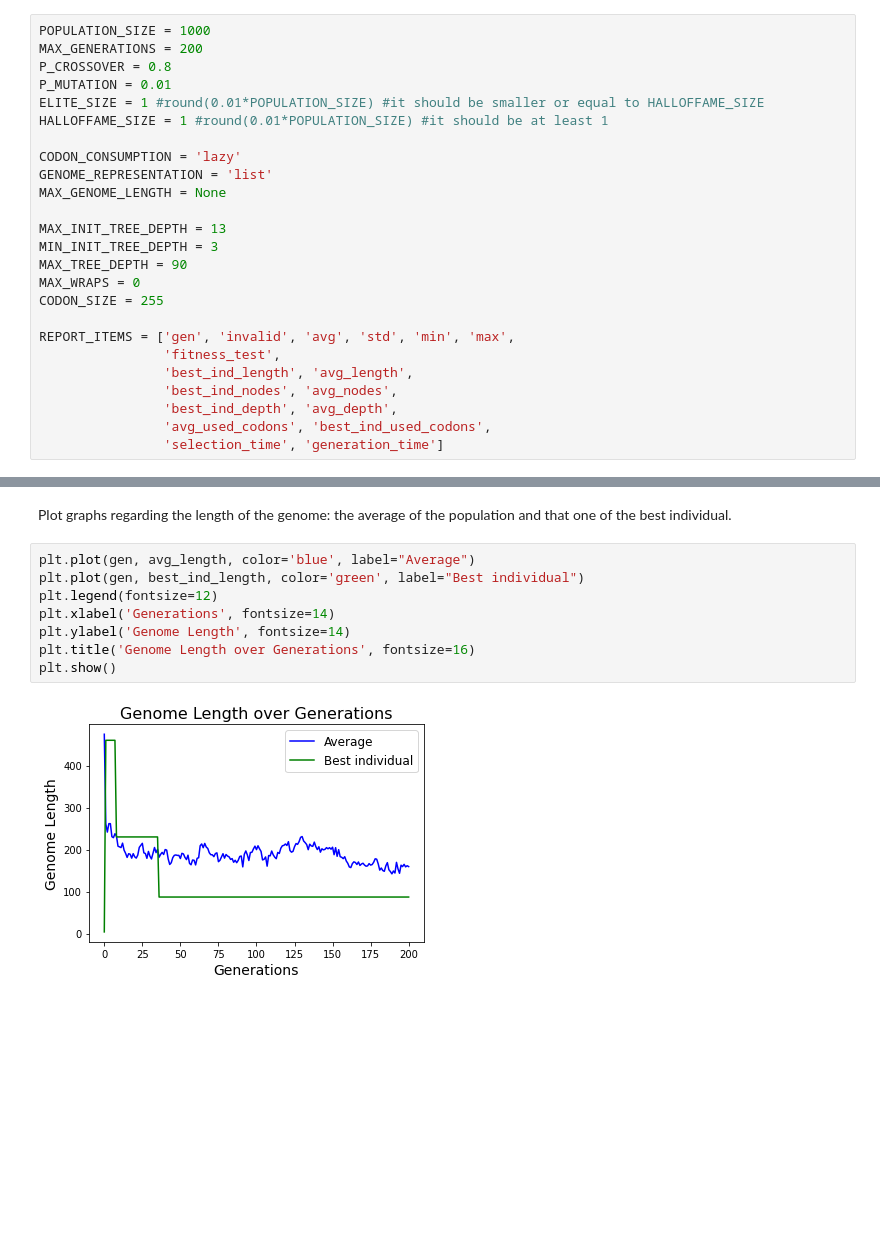
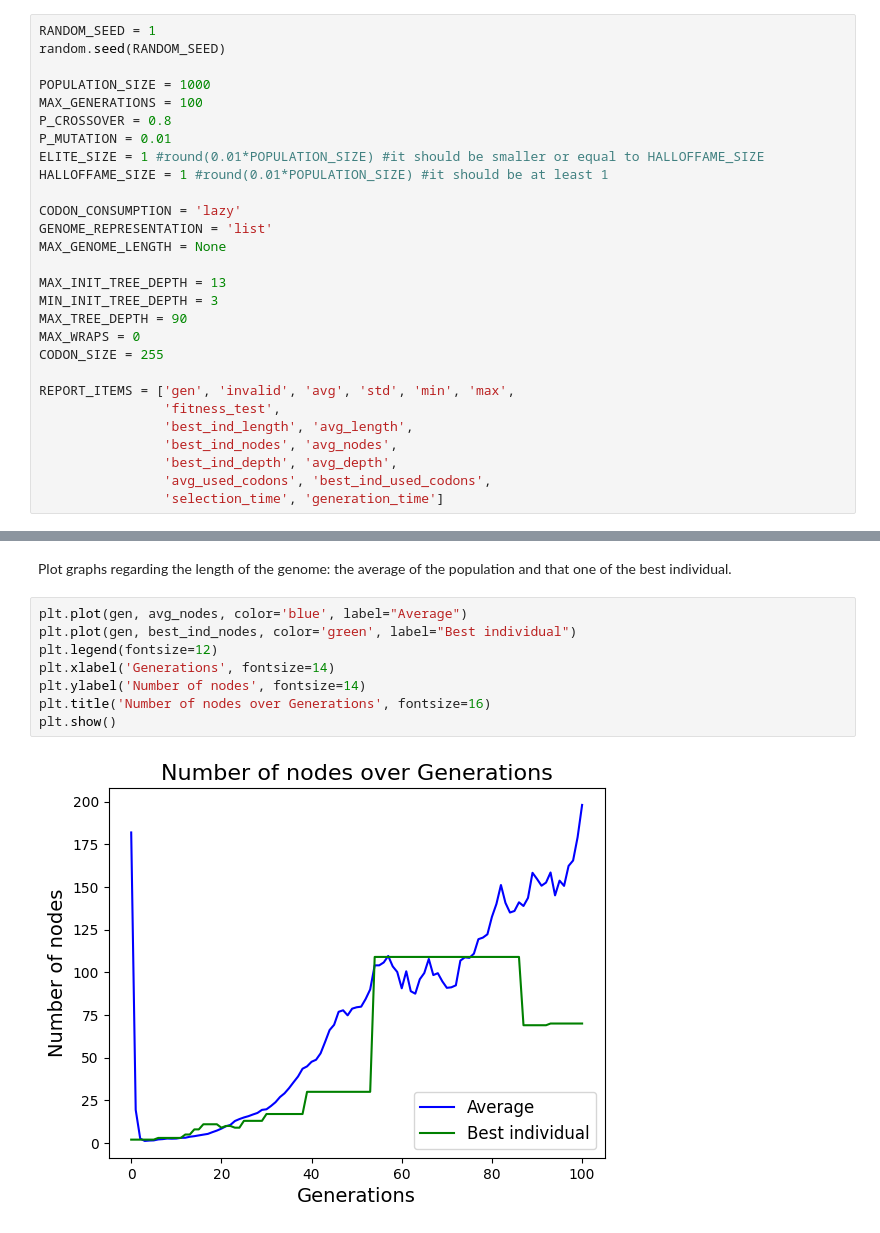
Before and after one commit to conorlime/CS6271, a Jupyter notebook: GE_Classification_Problems_Multitype.ipynb, the cells around one changed output, grey strips where cells are left out. Saved outputs shown, nothing was run; the diff lists cells and outputs as text; blank space fills up the shorter version.

```diff
--- a/GE_Classification_Problems_Multitype.ipynb
+++ b/GE_Classification_Problems_Multitype.ipynb
@@ -71,8 +70,11 @@ Successfully installed deap-1.3.0
 # %% [markdown]
 Set our Grammatical Evolution parameters.
 # %%
+RANDOM_SEED = 1
+random.seed(RANDOM_SEED)
+
 POPULATION_SIZE = 1000
-MAX_GENERATIONS = 200
+MAX_GENERATIONS = 100
 P_CROSSOVER = 0.8
 P_MUTATION = 0.01
 ELITE_SIZE = 1 #round(0.01*POPULATION_SIZE) #it should be smaller or equal to HALLOFFAME_SIZE
@@ -465,12 +465,12 @@ plt.show()
 # %% [markdown]
 Plot graphs regarding the length of the genome: the average of the population and that one of the best individual.
 # %%
-plt.plot(gen, avg_length, color='blue', label="Average")
-plt.plot(gen, best_ind_length, color='green', label="Best individual")
+plt.plot(gen, avg_nodes, color='blue', label="Average")
+plt.plot(gen, best_ind_nodes, color='green', label="Best individual")
 plt.legend(fontsize=12)
 plt.xlabel('Generations', fontsize=14)
-plt.ylabel('Genome Length', fontsize=14)
-plt.title('Genome Length over Generations', fontsize=16)
+plt.ylabel('Number of nodes', fontsize=14)
+plt.title('Number of nodes over Generations', fontsize=16)
 plt.show()
 # %% [output]
-[figure, old version]
+[figure, new version]
```
Also changed, not shown: parts of 11 cells of this notebook, 2 other files.
